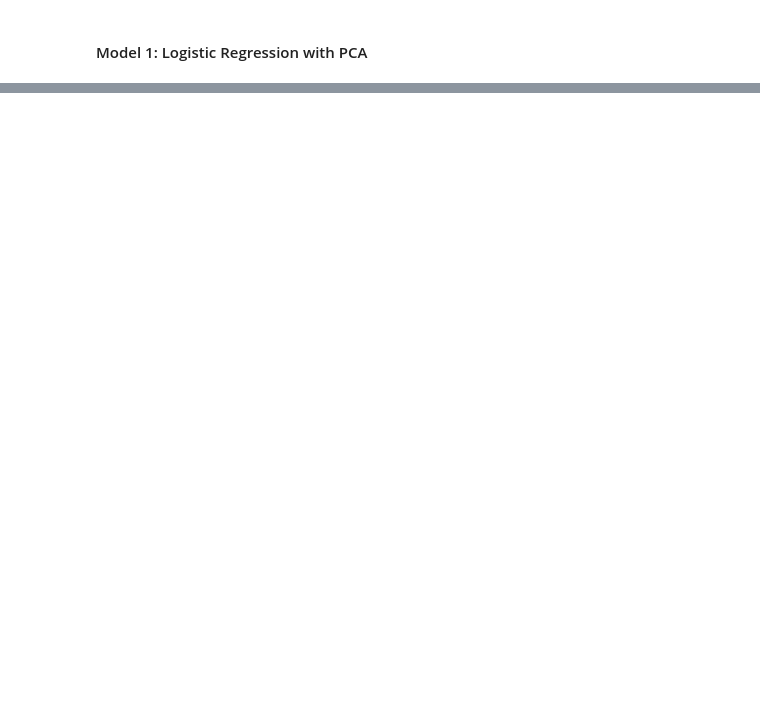
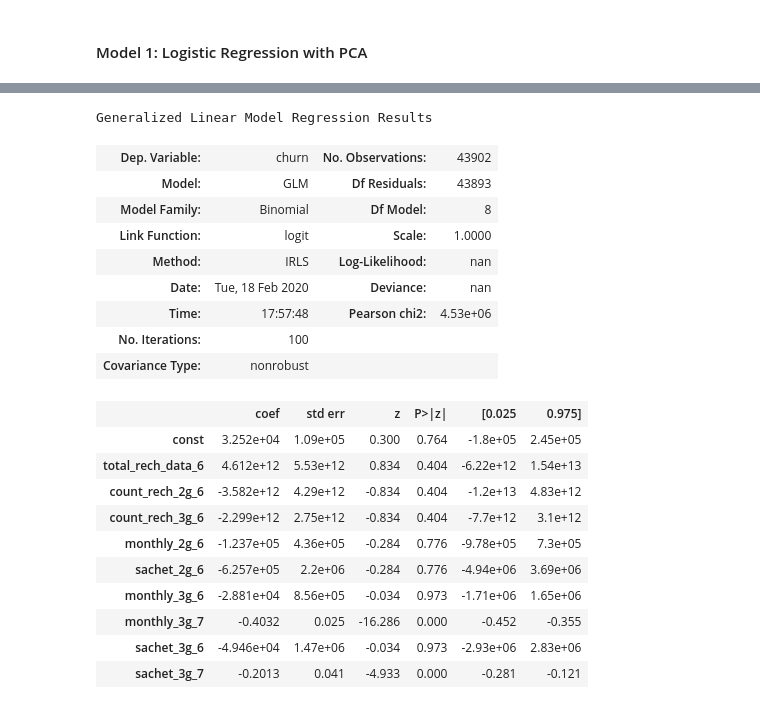
Before and after one commit to Shakeebbk/telecom-churn-case-study, a Jupyter notebook: Solution.ipynb, the cells around one changed output, grey strips where cells are left out. Cells and saved outputs as stored; diff of their text form; code cells hidden in the pictures; blank space fills up the shorter version.

```diff
--- a/Solution.ipynb
+++ b/Solution.ipynb
@@ -671,0 +669,7 @@ num_pca_components = 80
+# %%
+num_pca_components = master_df.shape[1]
+for i, val in enumerate(np.cumsum(pca.explained_variance_ratio_)):
+    if val >= 0.9:
+        num_pca_components = i
+        break
+print(num_pca_components)
@@ -757,0 +793,27 @@ Best estimator count: 21
+# %%
+cols = cols.drop('count_rech_3g_7')
+X_train_sm = sm.add_constant(X_train[cols])
+lm = sm.GLM(y_train, X_train_sm, family=sm.families.Binomial())
+lm.fit().summary()
+# %% [output]
+Generalized Linear Model Regression Results
+| Dep. Variable: | churn | No. Observations: | 43902 |
+| Model: | GLM | Df Residuals: | 43893 |
+| Model Family: | Binomial | Df Model: | 8 |
+| Link Function: | logit | Scale: | 1.0000 |
+| Method: | IRLS | Log-Likelihood: | nan |
+| Date: | Tue, 18 Feb 2020 | Deviance: | nan |
+| Time: | 17:57:48 | Pearson chi2: | 4.53e+06 |
+| No. Iterations: | 100 |  |  |
+| Covariance Type: | nonrobust |  |  |
+|  | coef | std err | z | P>|z| | [0.025 | 0.975] |
+| const | 3.252e+04 | 1.09e+05 | 0.300 | 0.764 | -1.8e+05 | 2.45e+05 |
+| total_rech_data_6 | 4.612e+12 | 5.53e+12 | 0.834 | 0.404 | -6.22e+12 | 1.54e+13 |
+| count_rech_2g_6 | -3.582e+12 | 4.29e+12 | -0.834 | 0.404 | -1.2e+13 | 4.83e+12 |
+| count_rech_3g_6 | -2.299e+12 | 2.75e+12 | -0.834 | 0.404 | -7.7e+12 | 3.1e+12 |
+| monthly_2g_6 | -1.237e+05 | 4.36e+05 | -0.284 | 0.776 | -9.78e+05 | 7.3e+05 |
+| sachet_2g_6 | -6.257e+05 | 2.2e+06 | -0.284 | 0.776 | -4.94e+06 | 3.69e+06 |
+| monthly_3g_6 | -2.881e+04 | 8.56e+05 | -0.034 | 0.973 | -1.71e+06 | 1.65e+06 |
+| monthly_3g_7 | -0.4032 | 0.025 | -16.286 | 0.000 | -0.452 | -0.355 |
+| sachet_3g_6 | -4.946e+04 | 1.47e+06 | -0.034 | 0.973 | -2.93e+06 | 2.83e+06 |
+| sachet_3g_7 | -0.2013 | 0.041 | -4.933 | 0.000 | -0.281 | -0.121 |
```
Also changed, not shown: parts of 39 cells of this notebook.
